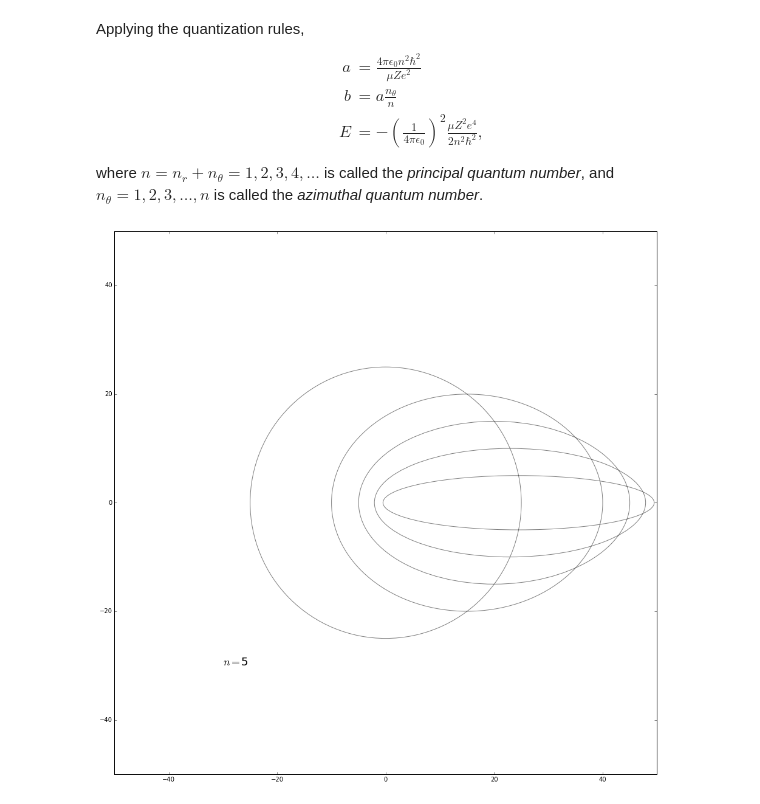
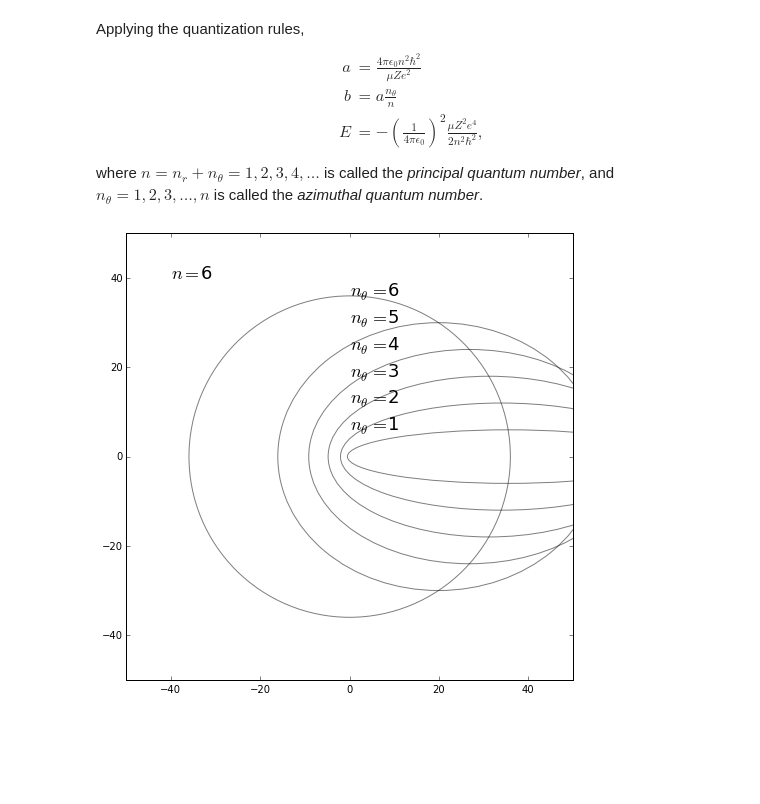
Before and after one commit to yingjerkao/quantumphysics, a Jupyter notebook: Bohr-Sommerfeld/Bohr-Sommerfeld.ipynb, the cells around one changed output. Saved outputs shown, nothing was run; the diff lists cells and outputs as text; code cells hidden in the pictures; blank space fills up the shorter version.

```diff
--- a/Bohr-Sommerfeld/Bohr-Sommerfeld.ipynb
+++ b/Bohr-Sommerfeld/Bohr-Sommerfeld.ipynb
@@ -48,34 +48,34 @@ where $n=n_r+n_\theta=1,2,3,4,\ldots$ is called the *principal quantum number*,
 # %%
 %pylab inline
 from __future__ import division
 from matplotlib.patches import Ellipse
 from IPython.html.widgets import interactive
 from IPython.html import widgets
 
 def Sommerfeld_orbits(n=1):
-    fig = figure(figsize=(16,16))
+    fig = figure(figsize=(8,8))
     ax = fig.add_subplot(111, aspect='equal')
     a=n**2
     ells=[]
     for n_theta in range(1,n+1):
         b=a*n_theta/n
         e=sqrt(1-(b/a)**2)
         xcenter,ycenter=a*e, 0
         ells.append(Ellipse(xy=(xcenter,ycenter),width=2*a, height=2*b))
-
+        ax.annotate('$n_\\theta=$'+str(n_theta), xy=(0, b),  xycoords='data',fontsize=18)
     for e in ells:
         ax.add_artist(e)
         e.set_clip_box(ax.bbox)
         e.set_alpha(0.5)
         e.set_facecolor('none')
-    ax.annotate('$n=$'+str(n), xy=(.2, .2),  xycoords='axes fraction',fontsize=18)
+    ax.annotate('$n=$'+str(n), xy=(.1, .9),  xycoords='axes fraction',fontsize=18)
     ax.set_xlim(-50,50)
     ax.set_ylim(-50,50)
 
 
 
 
 w=interactive(Sommerfeld_orbits,n=(1,10,1))
 display(w)
 # %% [output]
-[figure, old version]
+[figure, new version]
```
Also changed, not shown: 3 other files.
